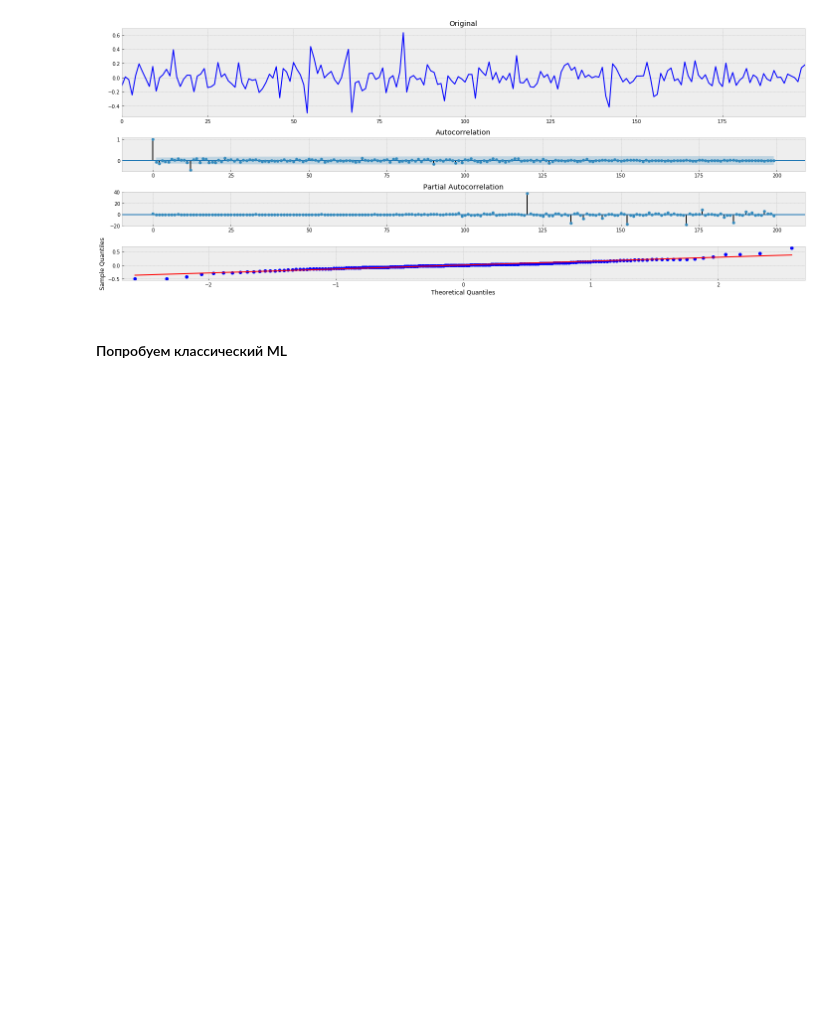
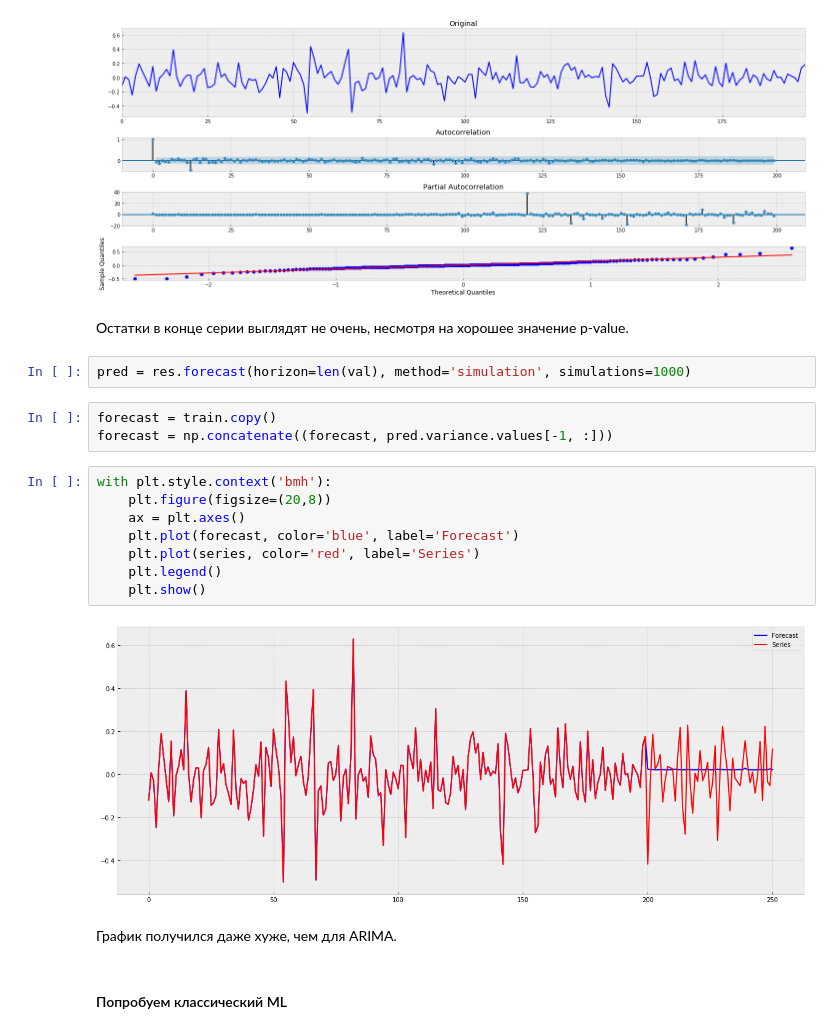
Before and after one commit to vlad-korotych/netology-ds4-time-series, a Jupyter notebook: 3. Модели ARIMA и GARCH, прогнозирование значений на их основе/hw3.ipynb, the cells around one changed output. Drawn from its saved outputs; the diff is of its cells as text; blank space fills up the shorter version.

Commit message:
Plot added

```diff
--- a/3. Модели ARIMA и GARCH, прогнозирование значений на их основе/hw3.ipynb
+++ b/3. Модели ARIMA и GARCH, прогнозирование значений на их основе/hw3.ipynb
@@ -152,6 +158,25 @@ Critical Value (5%)           -2.877040e+00
 Critical Value (10%)          -2.575032e+00
 dtype: float64
 [figure]
+# %% [markdown]
+Остатки в конце серии выглядят не очень, несмотря на хорошее значение p-value.
+# %%
+pred = res.forecast(horizon=len(val), method='simulation', simulations=1000)
+# %%
+forecast = train.copy()
+forecast = np.concatenate((forecast, pred.variance.values[-1, :]))
+# %%
+with plt.style.context('bmh'):
+    plt.figure(figsize=(20,8))
+    ax = plt.axes()
+    plt.plot(forecast, color='blue', label='Forecast')
+    plt.plot(series, color='red', label='Series')
+    plt.legend()
+    plt.show()
+# %% [output]
+[figure, added]
+# %% [markdown]
+График получился даже хуже, чем для ARIMA.
 # %% [markdown]
 #### Попробуем классический ML
 # %%
```
Also changed, not shown: parts of 3 cells of this notebook.
